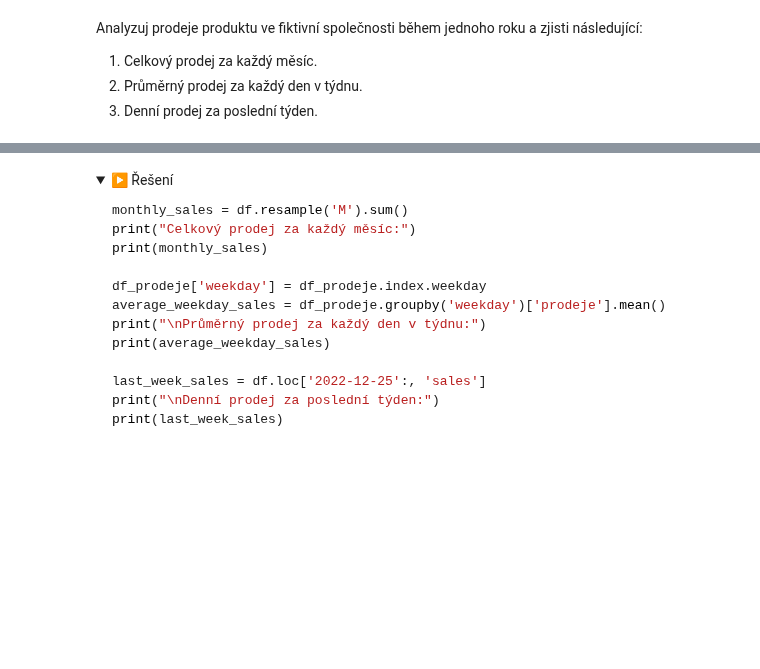
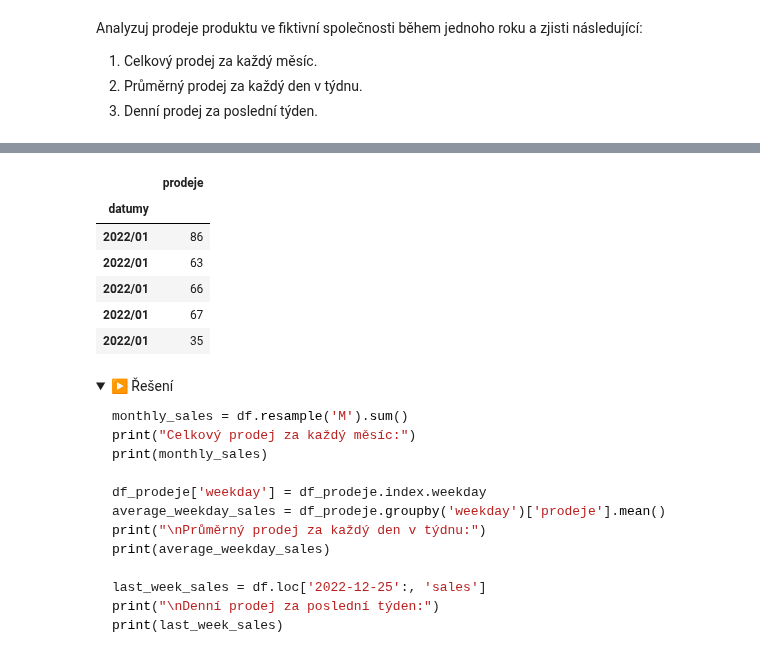
Before and after one commit to Bralor/python-data-2024, a Jupyter notebook: shared/notebooks/lesson04.ipynb, the cells around one changed output, grey strips where cells are left out. Saved outputs shown, nothing was run; the diff lists cells and outputs as text; code cells hidden in the pictures; folded sections open; blank space fills up the shorter version.

```diff
--- a/shared/notebooks/lesson04.ipynb
+++ b/shared/notebooks/lesson04.ipynb
@@ -1797,3 +2373,15 @@ Name: datumy, Length: 365, dtype: object
+# %%
+df_prodeje.index = df_prodeje.index.strftime('%Y/%m')
+# %%
+df_prodeje.head()
+# %% [output]
+|  | prodeje |
+| datumy |  |
+| 2022/01 | 86 |
+| 2022/01 | 63 |
+| 2022/01 | 66 |
+| 2022/01 | 67 |
+| 2022/01 | 35 |
 # %% [markdown]
 <details>
     <summary>▶️ Řešení</summary>
```
Also changed, not shown: parts of 176 cells of this notebook, 1 other file.
